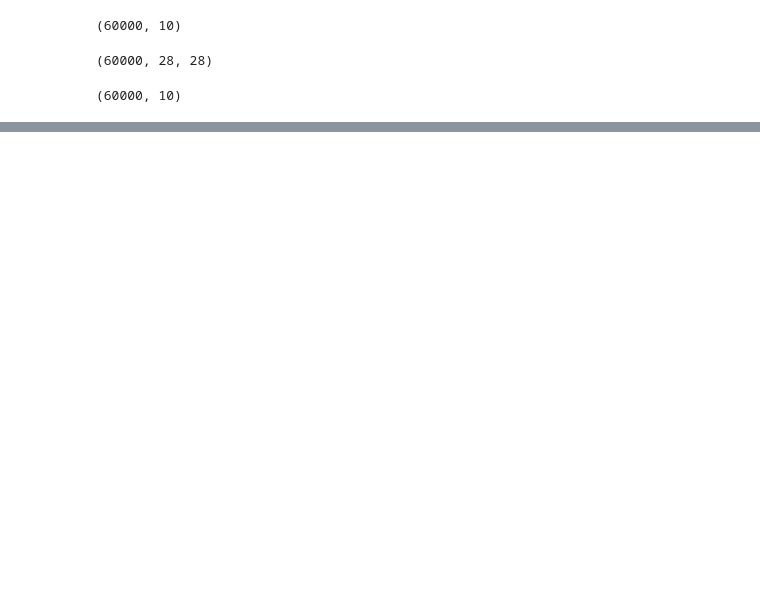
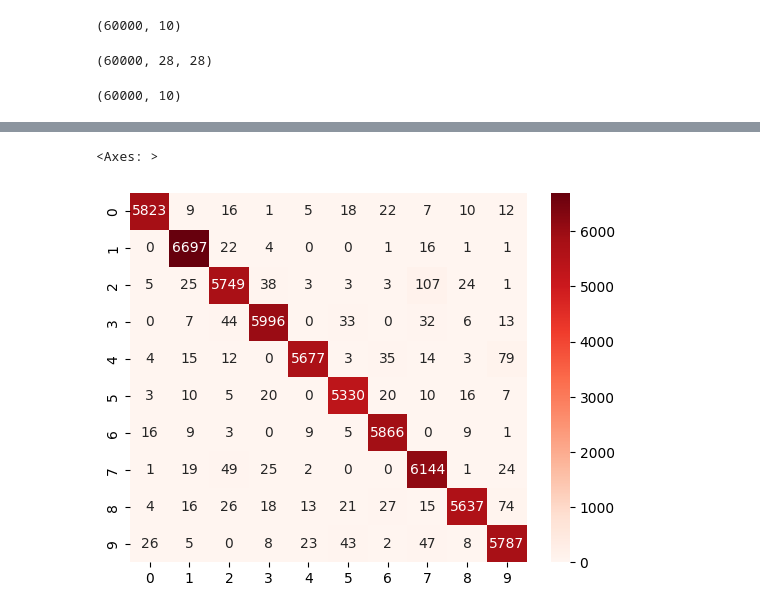
Before and after one commit to varshum12/Deep-Learning-23sep-2025-weekday, a Jupyter notebook: CNN.ipynb, the cells around one changed output, grey strips where cells are left out. Saved outputs shown, nothing was run; the diff lists cells and outputs as text; code cells hidden in the pictures; blank space fills up the shorter version.

```diff
--- a/CNN.ipynb
+++ b/CNN.ipynb
@@ -177,0 +200,4 @@ nn.evaluate(x_test1 , y_test1)
+# %%
+#  Evaluation
+# training evaluation
+train_pred  =  nn.predict(x_train1)
@@ -177,0 +222,5 @@ nn.evaluate(x_test1 , y_test1)
+# %%
+y_train_pred =  []
+for  i  in  train_pred:
+  out =  np.argmax(i)
+  y_train_pred.append(out)
@@ -177,0 +253,9 @@ nn.evaluate(x_test1 , y_test1)
+# %%
+cm  =  confusion_matrix(y_train ,  y_train_pred)
+# %%
+import seaborn as  sns
+sns.heatmap(cm  ,  annot  = True  , fmt  =  'd' , xticklabels= range( 10) ,  yticklabels=range(  10 )
+,cmap  =  'Reds')
+# %% [output]
+<Axes: >
+[figure, added]
```
Also changed, not shown: parts of 29 cells of this notebook.
